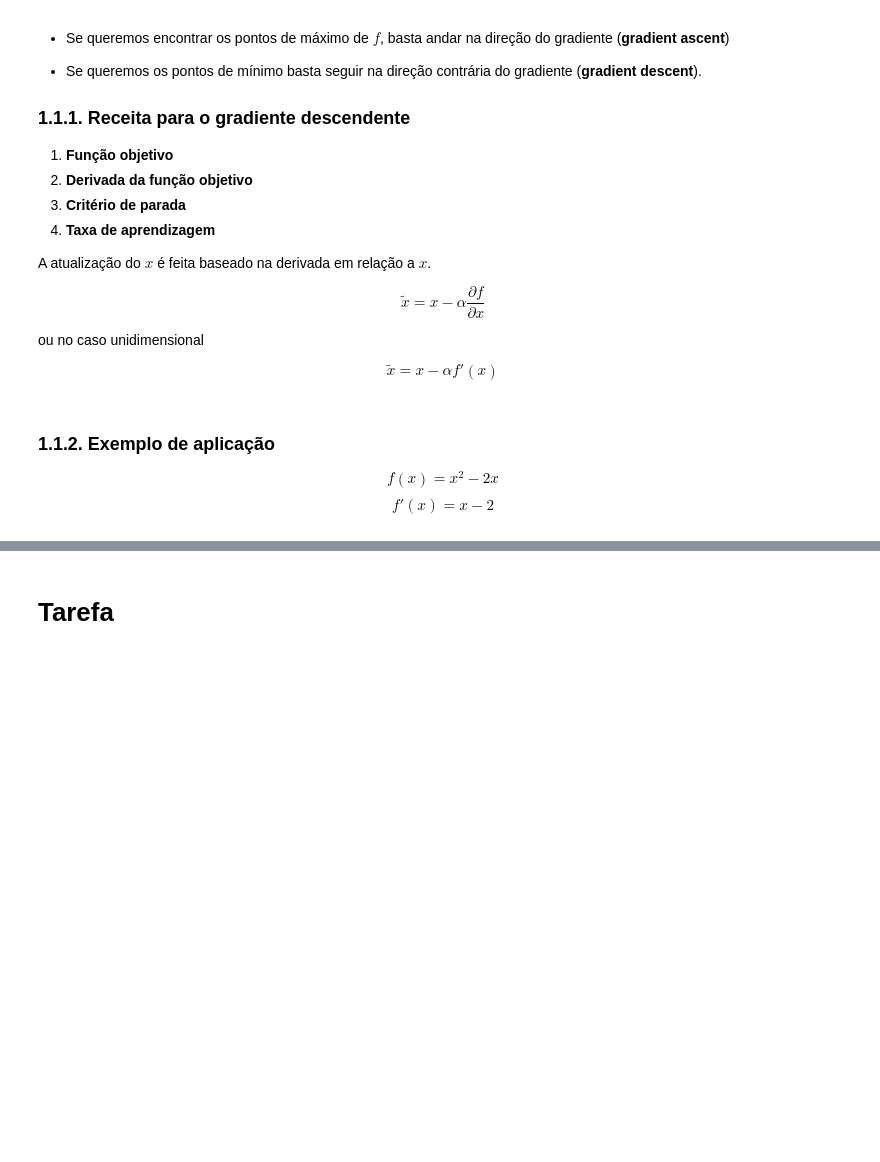
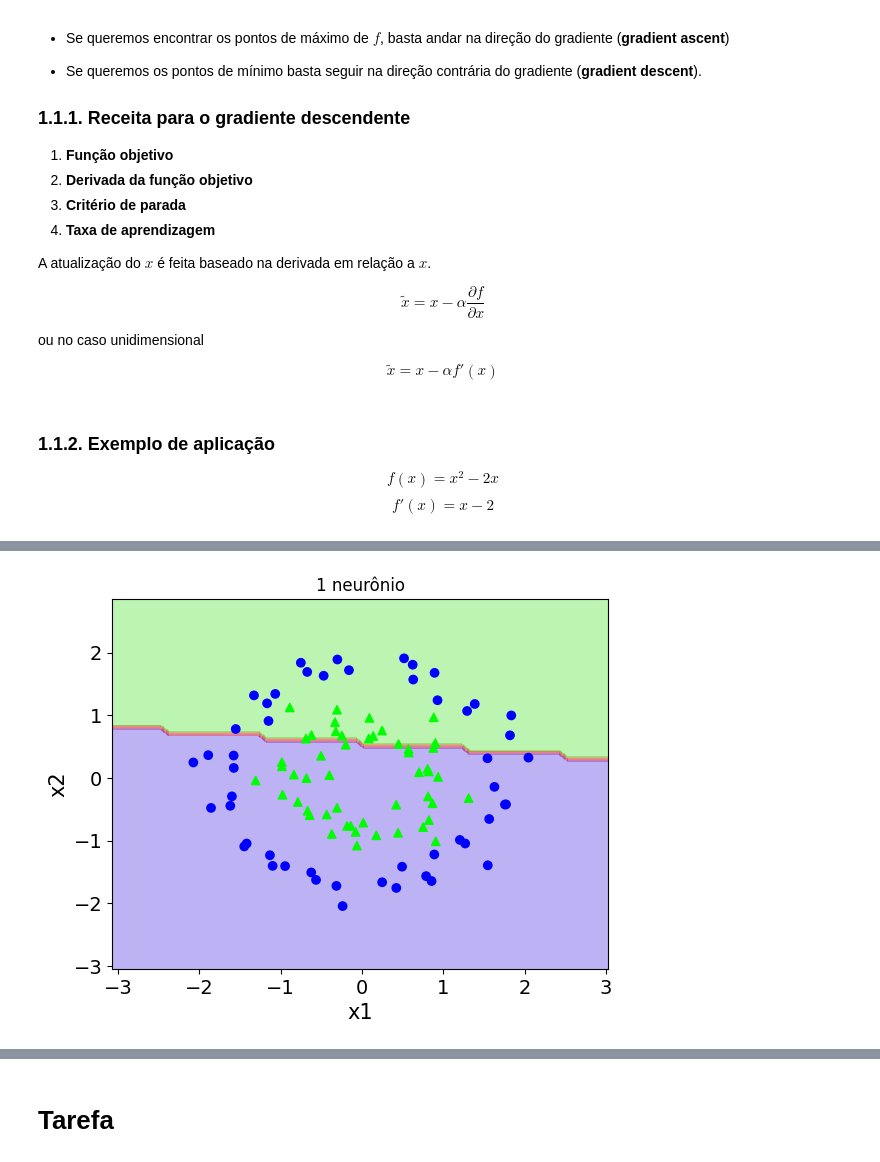
Before and after one commit to smastelini/eng-soft-ml-uel, a Jupyter notebook: aula-6.ipynb, the cells around one changed output, grey strips where cells are left out. Saved outputs shown, nothing was run; the diff lists cells and outputs as text; code cells hidden in the pictures; blank space fills up the shorter version.

```diff
--- a/aula-6.ipynb
+++ b/aula-6.ipynb
@@ -222,0 +297,3 @@ fig.show()
+# %%
+x = np.linspace(-10, 10, 200)
+y = np.array([sigmoid(v) for v in x])
@@ -222,0 +311,11 @@ fig.show()
+# %%
+def relu(x):
+    return max(0, x)
+
+
+def dev_relu(x):
+    return 1 if x >= 0 else 0
+# %%
+y = np.array([relu(v) for v in x])
+
+px.scatter(x=x, y=y, width=800)
@@ -222,0 +508,6 @@ fig.show()
+# %%
+plot_decision_boundaries(X, y, MLPClassifier(hidden_layer_sizes = (1), max_iter = 5000, random_state = 42))
+plt.title("1 neurônio")
+plt.show()
+# %% [output]
+[figure, added]
```
Also changed, not shown: parts of 61 cells of this notebook, 3 other files.
